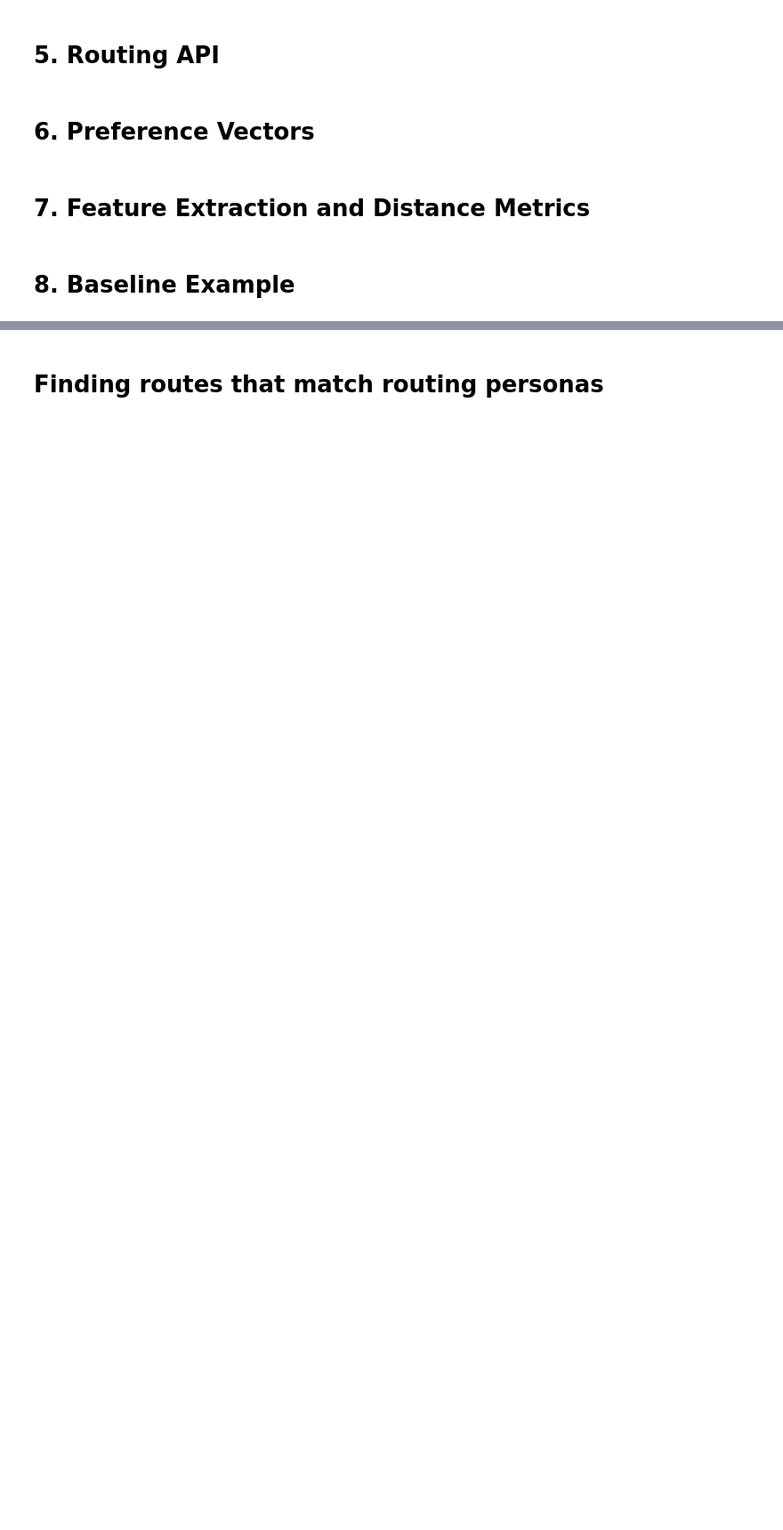
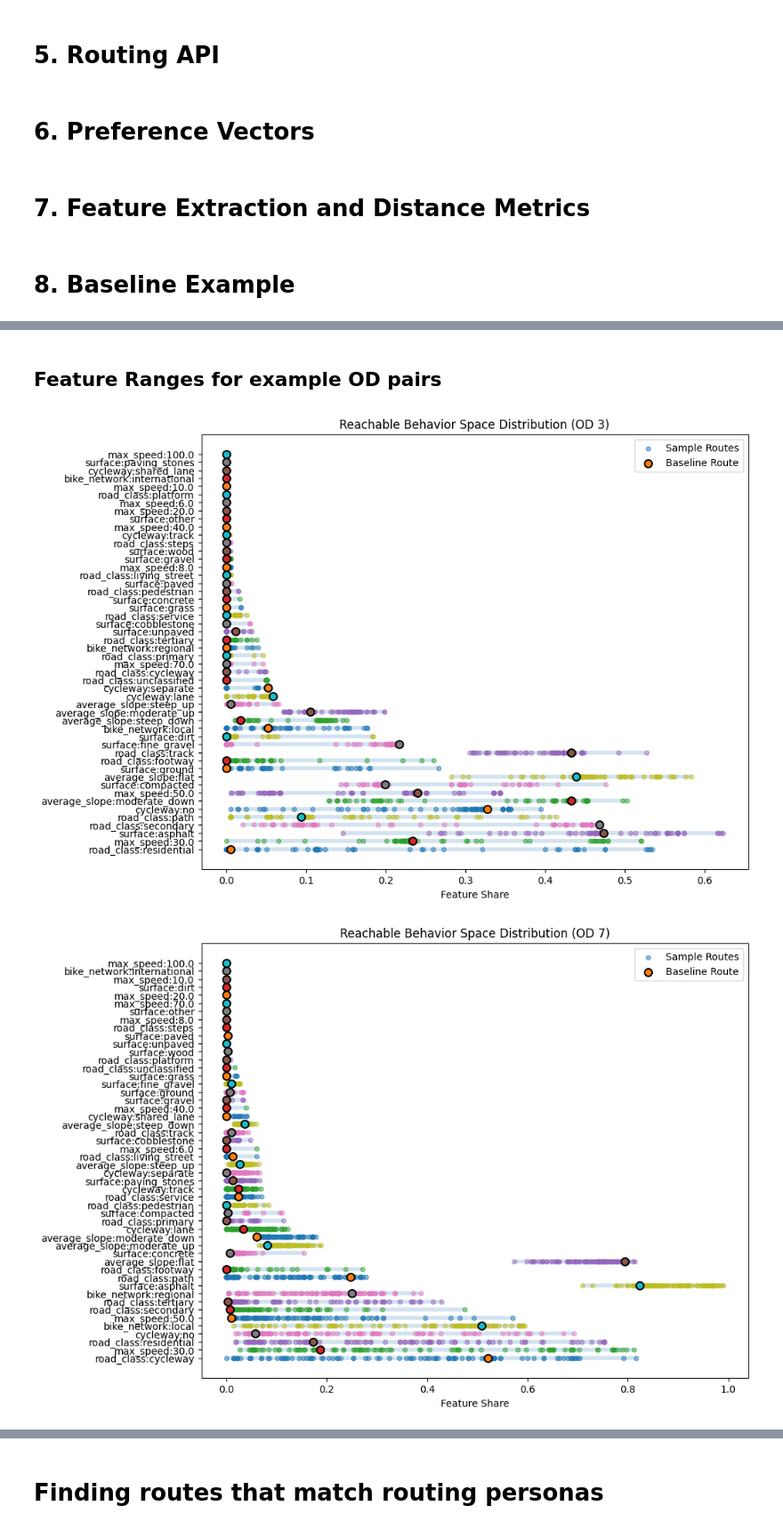
Before and after one commit to matbarg/bike-router-optimizer, a Jupyter notebook: src/experiments.ipynb, the cells around one changed output, grey strips where cells are left out. Shown at 89% size. Cells and saved outputs as stored; diff of their text form; code cells hidden in the pictures; blank space fills up the shorter version.

```diff
--- a/src/experiments.ipynb
+++ b/src/experiments.ipynb
@@ -17,7 +17,7 @@ from sklearn.preprocessing import StandardScaler
 # %% [markdown]
 # 2. Configuration
 # %%
-OD_PAIRS_COUNT = 50
+OD_PAIRS_COUNT = 20
 ROUTES_PER_OD = 200
 
 THETA_MIN = 0.2
@@ -465,0 +671,20 @@ results_df.head()
+# %%
+def select_low_medium_high_od_ids(score_by_od):
+    """Select low-, medium-, and high-variability OD pairs."""
+    sorted_scores = score_by_od.sort_values()
+
+    low_od = int(sorted_scores.index[0])
+    medium_od = int(sorted_scores.index[len(sorted_scores) // 2])
+    high_od = int(sorted_scores.index[-1])
+
+    selected = []
+    for od_id in [low_od, medium_od, high_od]:
+        if od_id not in selected:
+            selected.append(od_id)
+
+    return selected
+
+
+EXAMPLE_OD_IDS = select_low_medium_high_od_ids(mean_feature_std_by_od)
+
+EXAMPLE_OD_IDS
@@ -465,0 +790,2 @@ results_df.head()
+# %% [markdown]
+## Feature Ranges for example OD pairs
@@ -465,0 +876,14 @@ results_df.head()
+# %%
+example_behavior_spaces = {}
+
+for od_id in EXAMPLE_OD_IDS:
+    example_behavior_spaces[od_id] = plot_behavior_space_dots(
+        od_id=od_id,
+        top_n=50,
+    )
+
+# todo decide on feature order, make consist across plots
+# maybe dont show lines but instead points for every sample route
+# %% [output]
+[figure, added]
+[figure, added]
```
Also changed, not shown: parts of 70 cells of this notebook, 1 other file.
